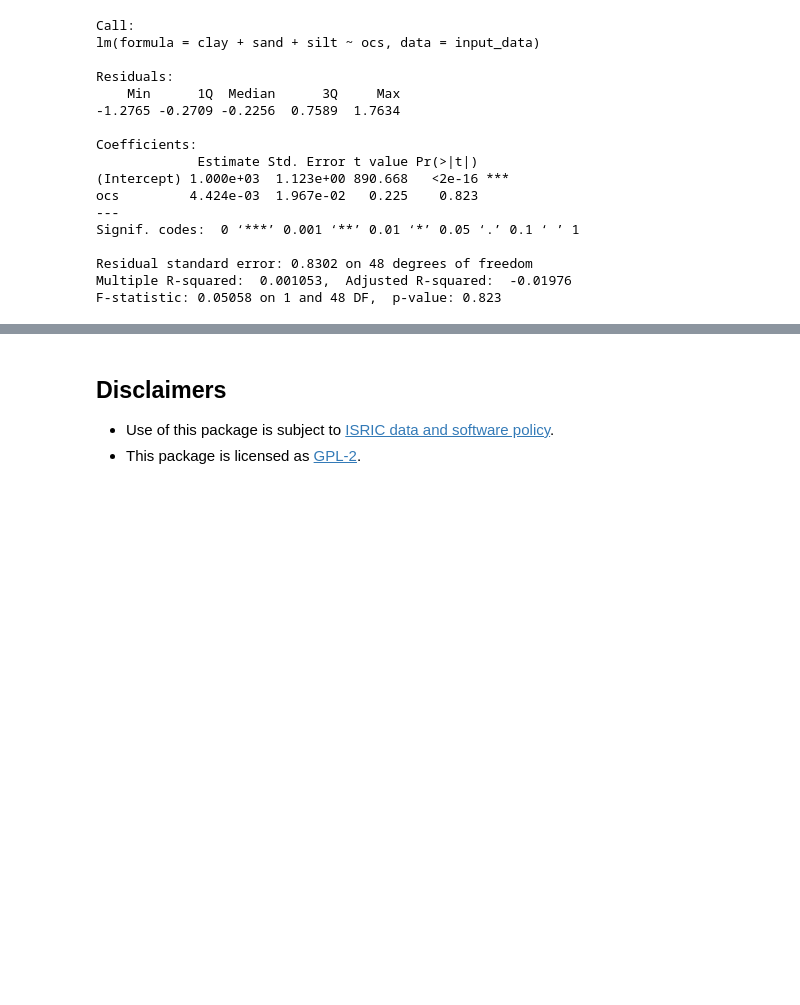
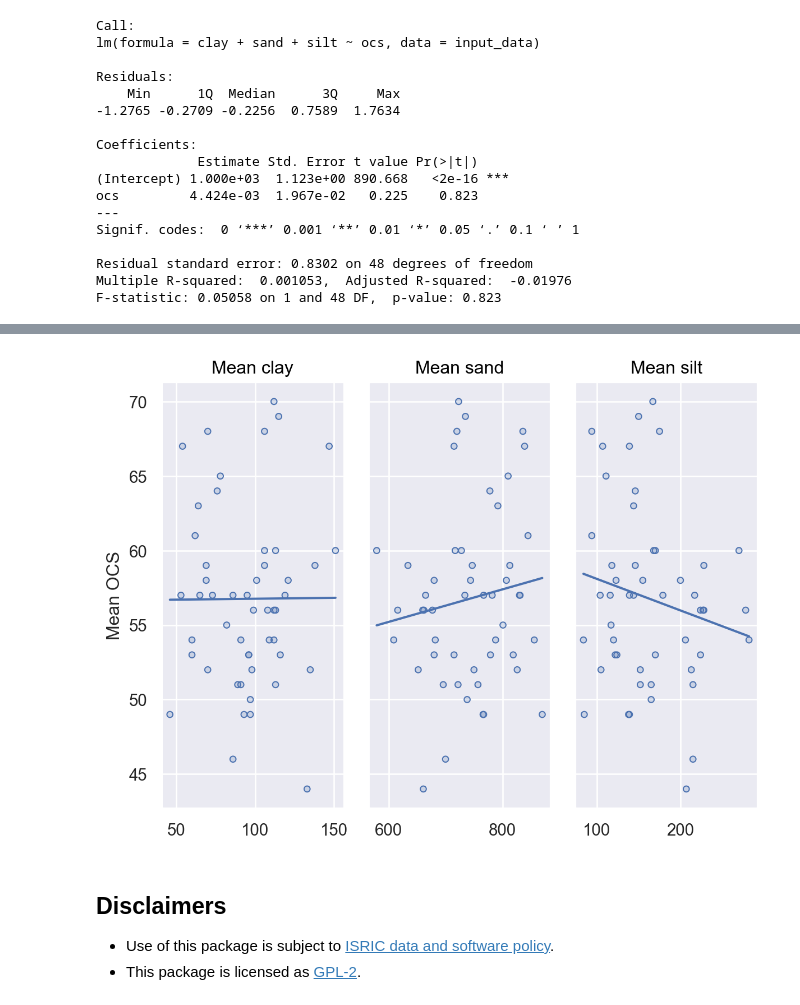
Before and after one commit to wurli/soilgrids, a Jupyter notebook: README.ipynb, the cells around one changed output, grey strips where cells are left out. Saved outputs shown, nothing was run; the diff lists cells and outputs as text; code cells hidden in the pictures; blank space fills up the shorter version.

Commit message:
update README with plot

```diff
--- a/README.ipynb
+++ b/README.ipynb
@@ -162,3 +172,7 @@ F-statistic: 0.05058 on 1 and 48 DF,  p-value: 0.823
+# %%
+sg.plot_ocs_property_relationships()
+# %% [output]
+[figure, added]
 # %% [markdown]
 ## Disclaimers
 
```
Also changed, not shown: parts of 1 cell of this notebook, 3 other files.
